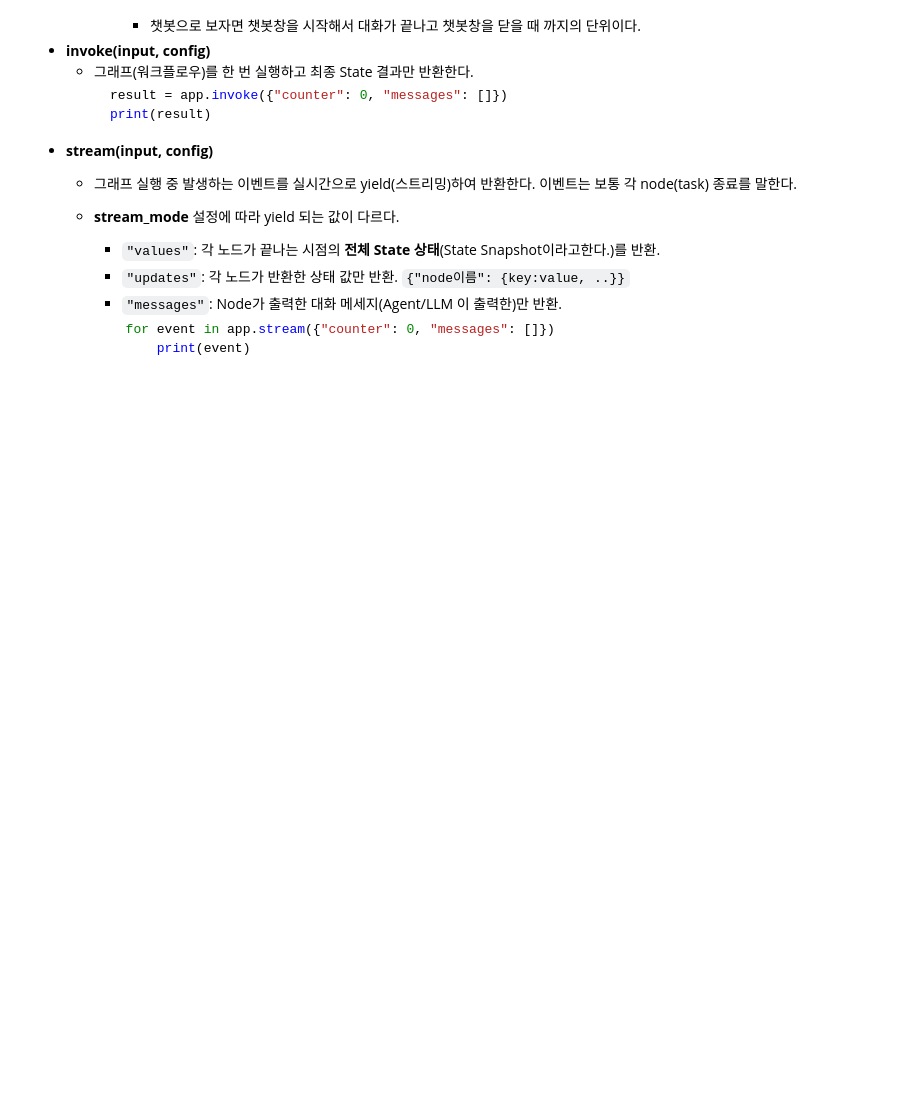
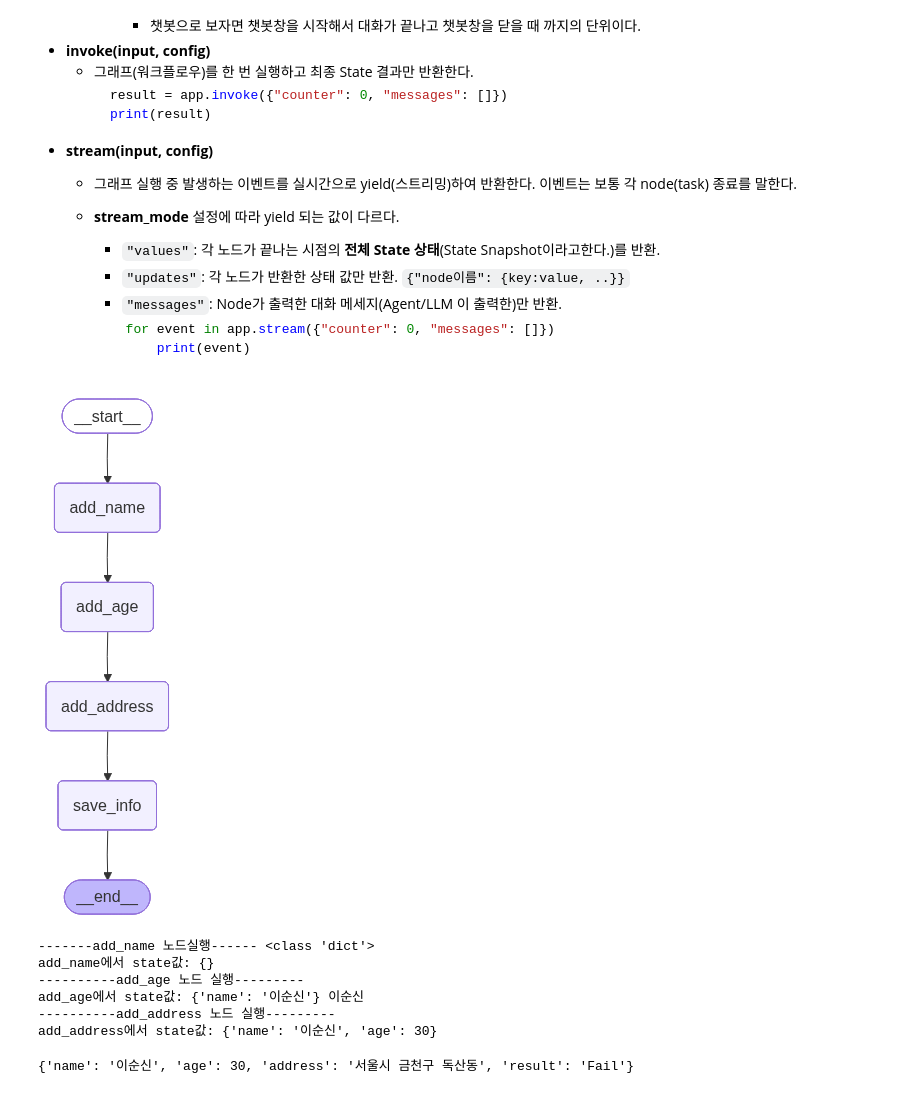
Before and after one commit to leeyonghyok/SKN31, a Jupyter notebook: 10_AI_Agent/12_Agent_langgraph_1.ipynb, the cells around one changed output. Saved outputs shown, nothing was run; the diff lists cells and outputs as text; code cells hidden in the pictures; blank space fills up the shorter version.

```diff
--- a/10_AI_Agent/12_Agent_langgraph_1.ipynb
+++ b/10_AI_Agent/12_Agent_langgraph_1.ipynb
@@ -217,0 +225,8 @@
+# %%
+# 1. State Schema 설계 -> State에 어떤 값들(Field) 저장할 수 있는지 설계.
+class State(TypedDict): # State(dict)를 만드는것이 아님. 설계하는것.
+    save_path: str   # key - value의 타입
+    name: str
+    age: int
+    address: str
+    result: str
@@ -217,0 +266,46 @@
+# %%
+# 3. StateGraph 생성 -> StateGraph에 Node와 Edge를 정의
+workflow = StateGraph(State) # State Schema 를 넣고 생성.
+
+# Node 추가 - 노드이름-함수
+workflow.add_node("add_name", add_name)
+workflow.add_node("add_age", add_age)
+workflow.add_node("add_address", add_address)
+workflow.add_node("save_info", save_info)
+
+# Edge 설정 - Node와 Node의 흐름
+# START -> add_name -> add_age -> add_address -> END
+workflow.add_edge(START, "add_name") # 출발지노드->다음노드
+workflow.add_edge("add_name", "add_age")
+workflow.add_edge("add_age", "add_address")
+workflow.add_edge("add_address", "save_info")
+workflow.add_edge("save_info", END)
+# StateGraph 컴파일 -> 그래프 구성을 검증하고 최적화 => 실행 가능한 상태로 만드는 작업.
+graph = workflow.compile()
+# %%
+# Graph의 구조를 시각화.
+from IPython.display import Image, display
+
+display(
+    Image(
+        graph.get_graph().draw_mermaid_png()
+    )
+)
+# %% [output]
+[figure, added]
+# %%
+# 호출
+res = graph.invoke({}) # State에 저장할 값을 dict로 전달.
+# res = graph.invoke({"save_path":r"c:\src"})
+# 반환값(res): State dictionary
+# %% [output]
+-------add_name 노드실행------ <class 'dict'>
+add_name에서 state값: {}
+----------add_age 노드 실행---------
+add_age에서 state값: {'name': '이순신'} 이순신
+----------add_address 노드 실행---------
+add_address에서 state값: {'name': '이순신', 'age': 30}
+# %%
+res
+# %% [output]
+{'name': '이순신', 'age': 30, 'address': '서울시 금천구 독산동', 'result': 'Fail'}
```
Also changed, not shown: parts of 12 cells of this notebook, 9 other files.
